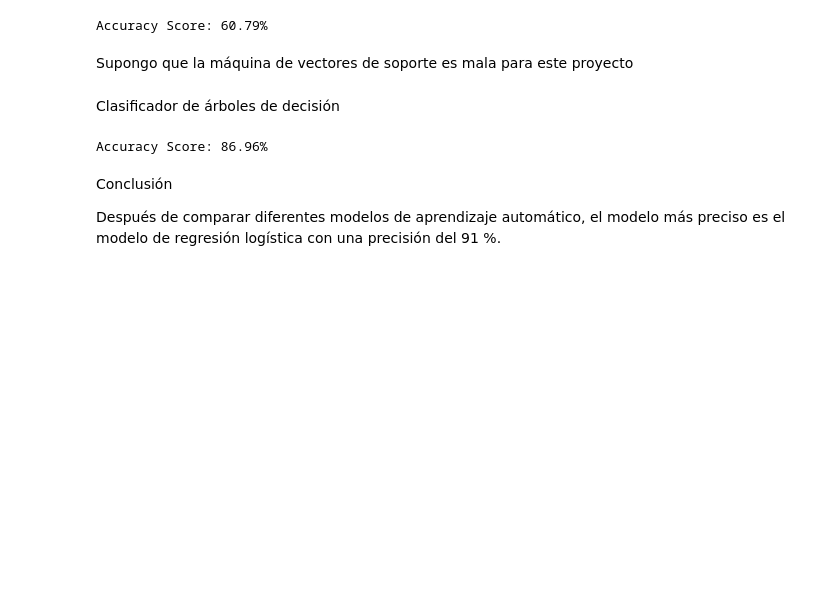
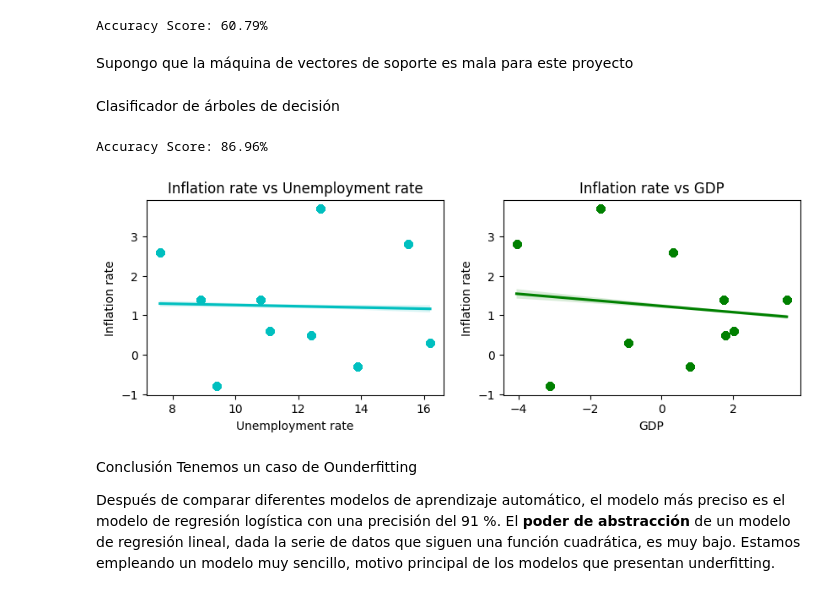
Before and after one commit to EnzoPavez/Datasets-Pavez-Enzo, a Jupyter notebook: ProyectoDS_Pavez__Enzo.ipynb, the cells around one changed output. Cells and saved outputs as stored; diff of their text form; code cells hidden in the pictures; blank space fills up the shorter version.

```diff
--- a/ProyectoDS_Pavez__Enzo.ipynb
+++ b/ProyectoDS_Pavez__Enzo.ipynb
@@ -716,3 +714,24 @@ pred = tree_clf.predict(x_test)
 print(f"Accuracy Score: {accuracy_score(y_test, pred) * 100:.2f}%")
 # %% [output]
 Accuracy Score: 86.96%
+# %%
+#análisis de regresión para PIB VS tasa de desempleo y tasa de inflación
+###trazando la regresión
+from seaborn import regplot  # importar función regplot
+# Crea una figura con dos subtramas
+fig, (ax1, ax2) = plt.subplots(ncols=2, figsize=(10, 3))
+
+# Trace la primera línea de regresión en la primera subparcela
+regplot(data=data, y="Inflation rate", x="Unemployment rate", color="c", ax=ax1)
+
+# Trace la segunda línea de regresión en la segunda subparcela
+regplot(data=data, y="Inflation rate", x="GDP", color="g", ax=ax2)
+
+# Establecer títulos para cada subparcela
+ax1.set_title("Inflation rate vs Unemployment rate")
+ax2.set_title("Inflation rate vs GDP")
+
+# Mostrar la trama
+plt.show()
+# %% [output]
+[figure, added]
@@ -719,4 +741,4 @@ Accuracy Score: 86.96%
 # %% [markdown]
-Conclusión
+Conclusión Tenemos un caso de Ounderfitting
 
-Después de comparar diferentes modelos de aprendizaje automático, el modelo más preciso es el modelo de regresión logística con una precisión del 91 %.
+Después de comparar diferentes modelos de aprendizaje automático, el modelo más preciso es el modelo de regresión logística con una precisión del 91 %. El **poder de abstracción** de un modelo de regresión lineal, dada la serie de datos que siguen una función cuadrática, es muy bajo. Estamos empleando un modelo muy sencillo, motivo principal de los modelos que presentan underfitting.
```
Also changed, not shown: parts of 6 cells of this notebook.
